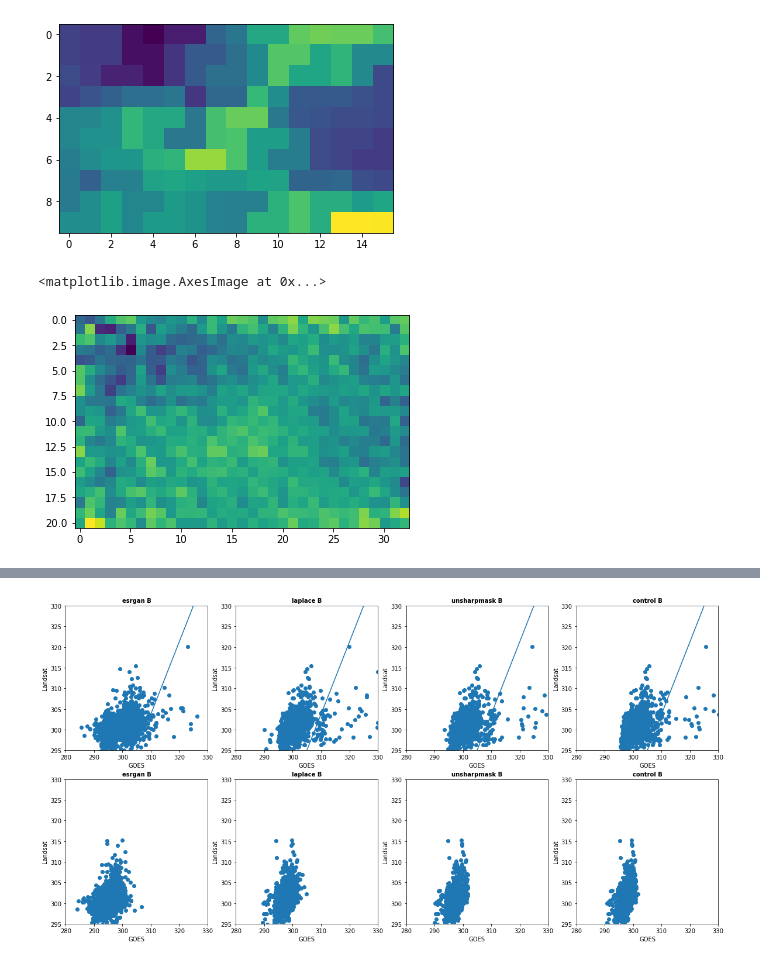
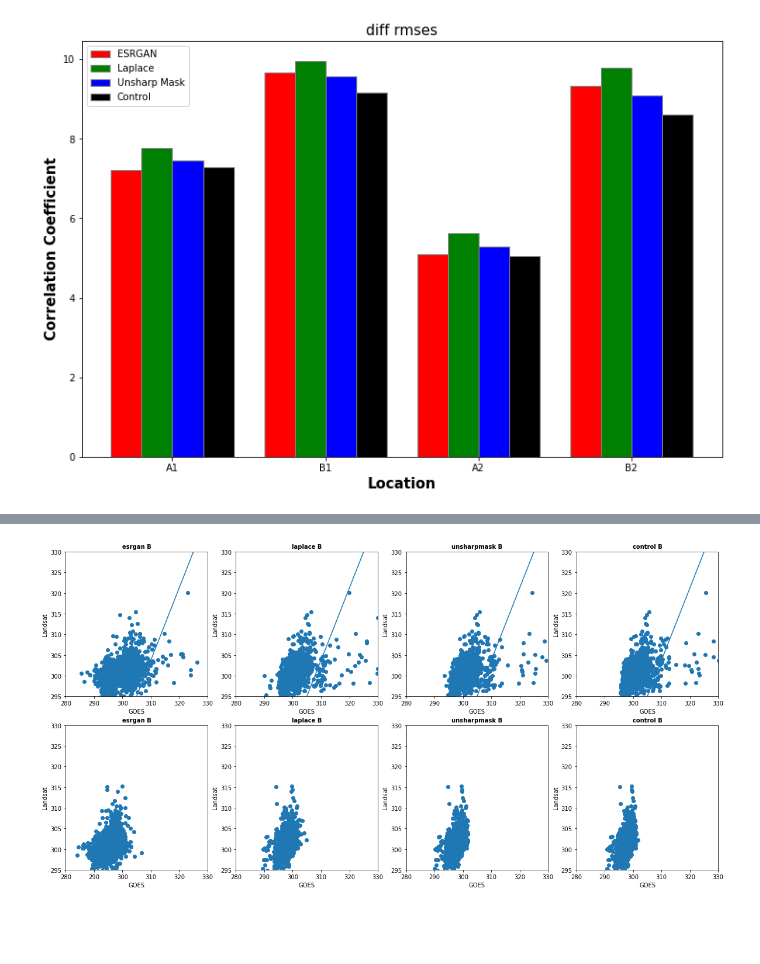
Before and after one commit to ccny-glasslab/Fires, a Jupyter notebook: landsat_subsets.ipynb, the cells around one changed output, grey strips where cells are left out. Drawn from its saved outputs; the diff is of its cells as text; code cells hidden in the pictures; blank space fills up the shorter version.

```diff
--- a/landsat_subsets.ipynb
+++ b/landsat_subsets.ipynb
@@ -286,10 +255,42 @@ for n in range(2):
-# %%
-plt.imshow(subsets[0]['original_goes_img_103'])
-np.save("pic.npy", subsets[0]['original_goes_img_103'], )
-# %% [output]
-[figure, removed]
-# %%
-plt.imshow(subsets[0]['esrgan_goes_img_103'])
-# %% [output]
-<matplotlib.image.AxesImage at 0x...>
-[figure, removed]
+# %%
+wavelength = 'diff'
+stat = 'rmses'
+
+barWidth = 0.25
+fig = plt.subplots(figsize =(12, 8))
+
+A1 = subsets[0][stat + '_' + wavelength]
+B1 = subsets[1][stat + '_' + wavelength]
+A2 = subsets[2][stat + '_' + wavelength]
+B2 = subsets[3][stat + '_' + wavelength]
+data = A1 + B1 + A2 + B2
+
+esrgan = data[0::4]
+laplace = data[1::4]
+unsharpmask = data[2::4]
+control = data[3::4]
+
+br1 = 1.25*np.arange(len(A1))
+br2 = [x + barWidth for x in br1]
+br3 = [x + barWidth for x in br2]
+br4 = [x + barWidth for x in br3]
+
+plt.bar(br1, esrgan, color ='r', width = barWidth,
+        edgecolor ='grey', label ='ESRGAN')
+plt.bar(br2, laplace, color ='g', width = barWidth,
+        edgecolor ='grey', label ='Laplace')
+plt.bar(br3, unsharpmask, color ='b', width = barWidth,
+        edgecolor ='grey', label ='Unsharp Mask')
+plt.bar(br4, control, color ='black', width = barWidth,
+        edgecolor ='grey', label ='Control')
+
+plt.title(wavelength + ' ' + stat, fontsize = 15)
+plt.xlabel('Location', fontweight ='bold', fontsize = 15)
+plt.ylabel('Correlation Coefficient', fontweight ='bold', fontsize = 15)
+plt.xticks([1.25*r + 1.5*barWidth for r in range(len(A1))],
+        ['A1', 'B1', 'A2', 'B2'])
+
+plt.legend()
+plt.show()
+# %% [output]
+[figure, added]
```
Also changed, not shown: parts of 15 cells of this notebook, 8 other files.
